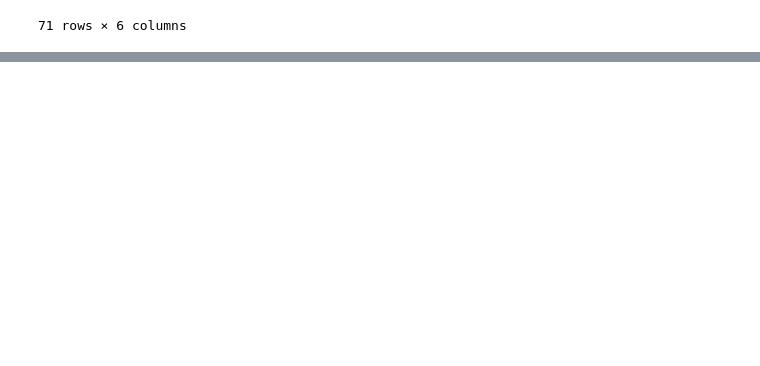
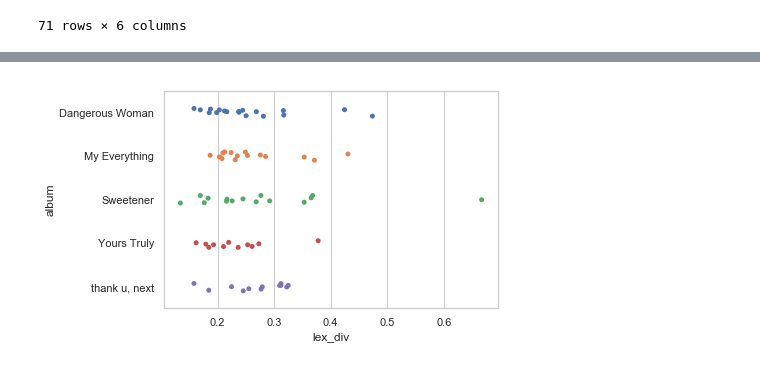
Before and after one commit to victoriahuynh/arianalysis, a Jupyter notebook: analysis.ipynb, the cells around one changed output, grey strips where cells are left out. Saved outputs shown, nothing was run; the diff lists cells and outputs as text; code cells hidden in the pictures; blank space fills up the shorter version.

```diff
--- a/analysis.ipynb
+++ b/analysis.ipynb
@@ -21,6 +23,7 @@ df = df.dropna(axis = 0).reset_index(drop = True)
 df = df[df.album.isin(albums)]
 # %%
 total_lyrics = []
+non_stop_lyrics = []
 
 for song in df['lyrics']:
     new_lyrics = []
@@ -31,6 +34,10 @@ for song in df['lyrics']:
             new_lyrics.append(i.replace("\r", "").lower().strip())
     for line in new_lyrics:
         sent_text += tknzer.tokenize(line)
+    non_stop_lyrics.append(sent_text)
     filtered_text = [w for w in sent_text if not w in stop_words]
     filtered_2_text = [w for w in filtered_text if w.isalpha()]
     total_lyrics.append(filtered_2_text)
+
+df['token_lyrics'] = total_lyrics
+df['non_stop_lyrics'] = non_stop_lyrics
@@ -93,0 +167,18 @@ df
+# %%
+grouped = df.sort_values(by=['album', 'title'])
+word_count = []
+unique_count = []
+lex_div = []
+sentiment_scores = []
+
+for song in grouped['non_stop_lyrics']:
+    sentiment_score = [af.score(word) for word in set(song)]
+    sentiment_scores.append(sum(sentiment_score))
+    word_count.append(len(song))
+    unique_count.append(len(set(song)))
+    lex_div.append(len(set(song)) / len(song))
+
+grouped['word_count'] = word_count
+grouped['unique_count'] = unique_count
+grouped['lex_div'] = lex_div
+grouped['sentiment'] = sentiment_scores
@@ -93,0 +206,5 @@ df
+# %%
+sns.set(style="whitegrid")
+ax = sns.stripplot(x = 'lex_div', y = 'album', data = grouped, jitter = True)
+# %% [output]
+[figure, added]
```
Also changed, not shown: parts of 14 cells of this notebook, 16 other files.
